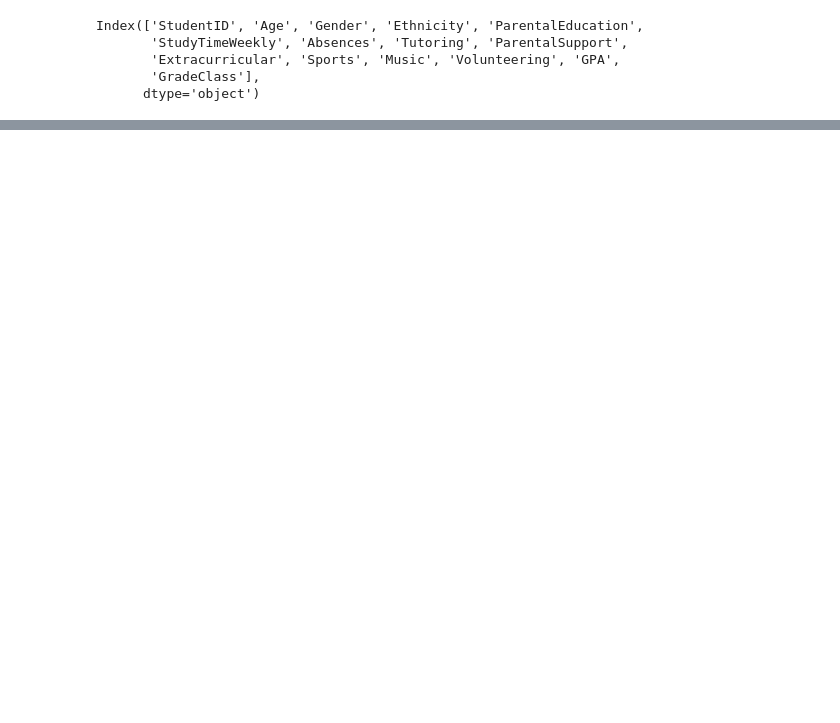
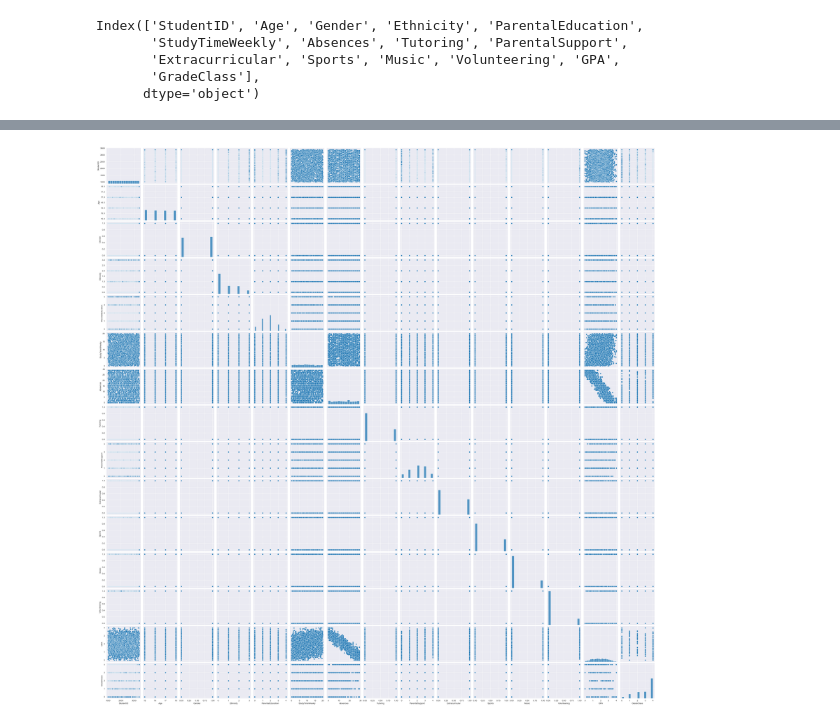
Before and after one commit to thejoresp/ProcesamientoML, a Jupyter notebook: procesamentiML.ipynb, the cells around one changed output, grey strips where cells are left out. Saved outputs shown, nothing was run; the diff lists cells and outputs as text; code cells hidden in the pictures; blank space fills up the shorter version.

```diff
--- a/procesamentiML.ipynb
+++ b/procesamentiML.ipynb
@@ -44,0 +164,5 @@ Index(['StudentID', 'Age', 'Gender', 'Ethnicity', 'ParentalEducation',
+# %%
+sns.pairplot(perfomance)
+plt.show()
+# %% [output]
+[figure, added]
```
Also changed, not shown: parts of 12 cells of this notebook, 1 other file.
